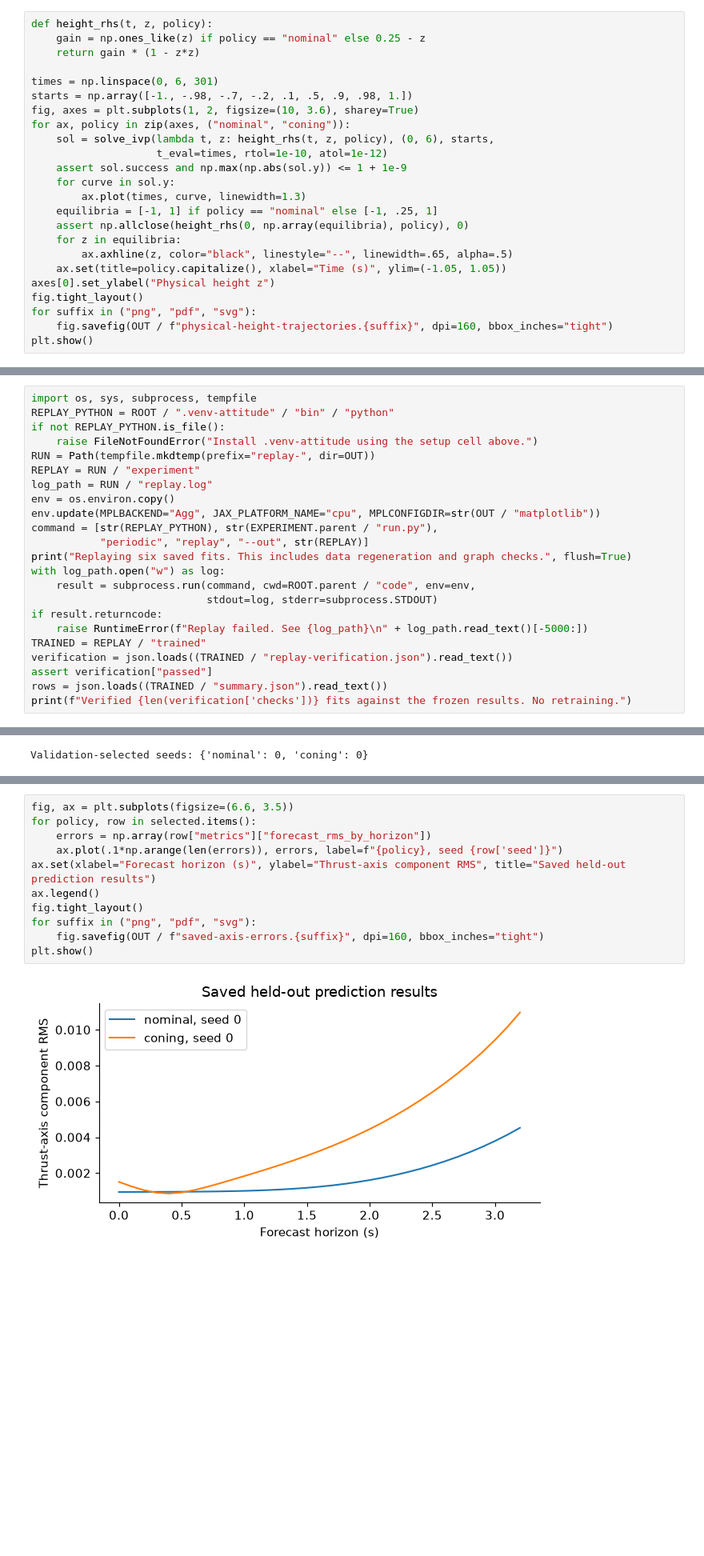
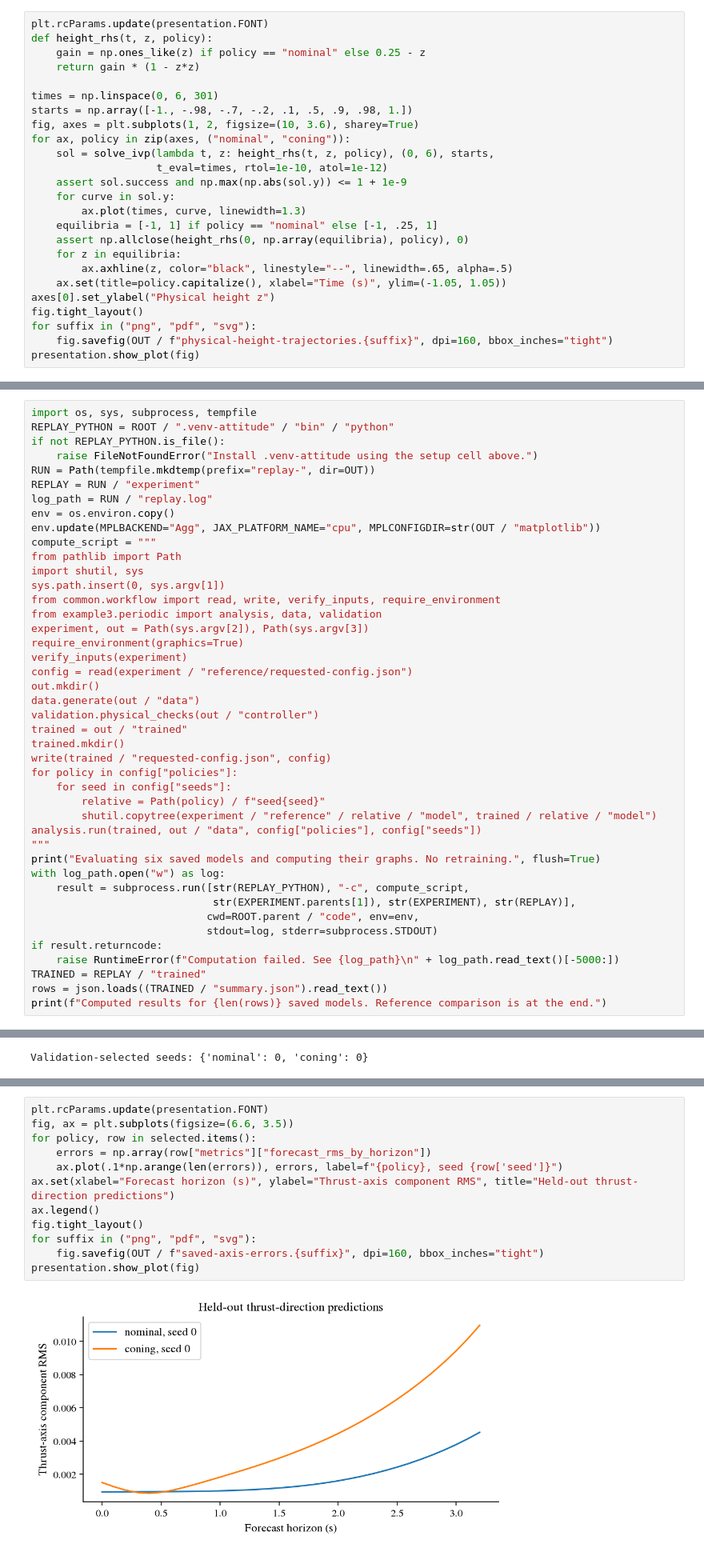
Before and after one commit to bernardorivas/2027_L4DC_EquivariantMorseGraphs, a Jupyter notebook: code-kaito/notebooks/03_attitude.ipynb, the cells around one changed output, grey strips where cells are left out. Shown at 80% size. Saved outputs shown, nothing was run; the diff lists cells and outputs as text; blank space fills up the shorter version.

```diff
--- a/code-kaito/notebooks/03_attitude.ipynb
+++ b/code-kaito/notebooks/03_attitude.ipynb
@@ -56,4 +95,5 @@ The next cell integrates these equations from several initial heights. Solid cur
 # %%
+plt.rcParams.update(presentation.FONT)
 def height_rhs(t, z, policy):
     gain = np.ones_like(z) if policy == "nominal" else 0.25 - z
     return gain * (1 - z*z)
@@ -76,5 +116,5 @@ axes[0].set_ylabel("Physical height z")
 fig.tight_layout()
 for suffix in ("png", "pdf", "svg"):
     fig.savefig(OUT / f"physical-height-trajectories.{suffix}", dpi=160, bbox_inches="tight")
-plt.show()
+presentation.show_plot(fig)
 # %% [output]
@@ -113,17 +193,37 @@ REPLAY = RUN / "experiment"
 log_path = RUN / "replay.log"
 env = os.environ.copy()
 env.update(MPLBACKEND="Agg", JAX_PLATFORM_NAME="cpu", MPLCONFIGDIR=str(OUT / "matplotlib"))
-command = [str(REPLAY_PYTHON), str(EXPERIMENT.parent / "run.py"),
-           "periodic", "replay", "--out", str(REPLAY)]
-print("Replaying six saved fits. This includes data regeneration and graph checks.", flush=True)
+compute_script = """
+from pathlib import Path
+import shutil, sys
+sys.path.insert(0, sys.argv[1])
+from common.workflow import read, write, verify_inputs, require_environment
+from example3.periodic import analysis, data, validation
+experiment, out = Path(sys.argv[2]), Path(sys.argv[3])
+require_environment(graphics=True)
+verify_inputs(experiment)
+config = read(experiment / "reference/requested-config.json")
+out.mkdir()
+data.generate(out / "data")
+validation.physical_checks(out / "controller")
+trained = out / "trained"
+trained.mkdir()
+write(trained / "requested-config.json", config)
+for policy in config["policies"]:
+    for seed in config["seeds"]:
+        relative = Path(policy) / f"seed{seed}"
+        shutil.copytree(experiment / "reference" / relative / "model", trained / relative / "model")
+analysis.run(trained, out / "data", config["policies"], config["seeds"])
+"""
+print("Evaluating six saved models and computing their graphs. No retraining.", flush=True)
 with log_path.open("w") as log:
-    result = subprocess.run(command, cwd=ROOT.parent / "code", env=env,
+    result = subprocess.run([str(REPLAY_PYTHON), "-c", compute_script,
+                             str(EXPERIMENT.parents[1]), str(EXPERIMENT), str(REPLAY)],
+                            cwd=ROOT.parent / "code", env=env,
                             stdout=log, stderr=subprocess.STDOUT)
 if result.returncode:
-    raise RuntimeError(f"Replay failed. See {log_path}\n" + log_path.read_text()[-5000:])
+    raise RuntimeError(f"Computation failed. See {log_path}\n" + log_path.read_text()[-5000:])
 TRAINED = REPLAY / "trained"
-verification = json.loads((TRAINED / "replay-verification.json").read_text())
-assert verification["passed"]
 rows = json.loads((TRAINED / "summary.json").read_text())
-print(f"Verified {len(verification['checks'])} fits against the frozen results. No retraining.")
+print(f"Computed results for {len(rows)} saved models. Reference comparison is at the end.")
 # %% [output]
@@ -157,13 +261,14 @@ The reported error is componentwise RMS of the decoded thrust axis, averaged ove
 # %%
+plt.rcParams.update(presentation.FONT)
 fig, ax = plt.subplots(figsize=(6.6, 3.5))
 for policy, row in selected.items():
     errors = np.array(row["metrics"]["forecast_rms_by_horizon"])
     ax.plot(.1*np.arange(len(errors)), errors, label=f"{policy}, seed {row['seed']}")
-ax.set(xlabel="Forecast horizon (s)", ylabel="Thrust-axis component RMS", title="Saved held-out prediction results")
+ax.set(xlabel="Forecast horizon (s)", ylabel="Thrust-axis component RMS", title="Held-out thrust-direction predictions")
 ax.legend()
 fig.tight_layout()
 for suffix in ("png", "pdf", "svg"):
     fig.savefig(OUT / f"saved-axis-errors.{suffix}", dpi=160, bbox_inches="tight")
-plt.show()
+presentation.show_plot(fig)
 # %% [output]
-[figure, old version]
+[figure, new version]
```
Also changed, not shown: parts of 24 cells of this notebook, 1 other file.
